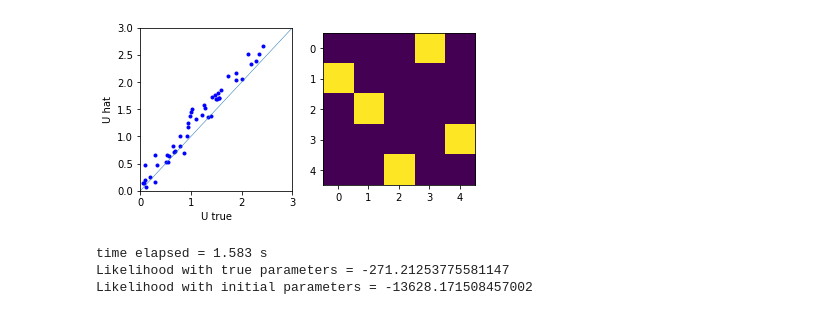
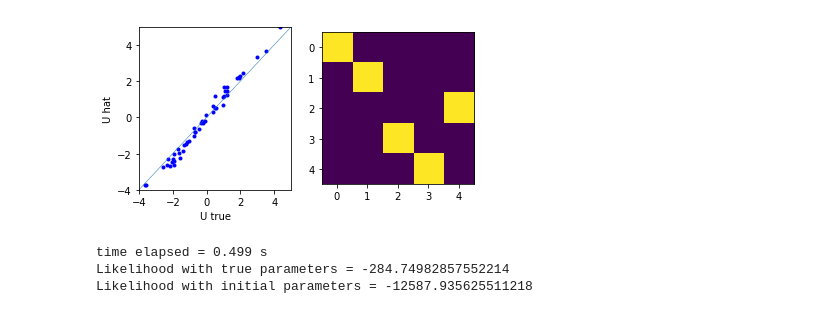
Before and after one commit to XaqLab/InferringInference, a Jupyter notebook: notebooks/PF-experiments.ipynb, the cells around one changed output. Drawn from its saved outputs; the diff is of its cells as text; code cells hidden in the pictures.

```diff
--- a/notebooks/PF-experiments.ipynb
+++ b/notebooks/PF-experiments.ipynb
@@ -14,8 +14,8 @@ Nr = 10   # No. of neurons
 Ny = 6
 
 # Noise covariances
-q_process = 1e-5
-q_obs     = 0.04
+q_process = 1e-6
+q_obs     = 0.05
 Q_process = q_process*np.eye(Ns)    # process noise
 Q_obs     = q_obs*np.eye(Nr)        # use zero noise in train inputs to RNN
 
@@ -35,7 +35,7 @@ ground truth TAP model parameters
 lam = np.array([0.25])  # low pass filtering constant for the TAP dynamics
 G   = np.array([0,2,0,0,0,0,0,0,0,0,4,-4,0,-8,8,0,0,0]) # message passing parameters of the TAP equation
 J   = 2*Create_J(Ns, sparsity_J, Jtype, self_coupling_on) # Coupling matrix
-U   = 3*np.random.rand(Nr,Ns) # embedding matrix
+U   = 2*np.random.randn(Nr,Ns) # embedding matrix
 
 if Ns <= Ny:
     V = np.linalg.svd(np.random.randn(Ns,Ny), full_matrices=False)[2]
@@ -49,7 +49,7 @@ theta = np.concatenate([lam, G, JMatToVec(J), U.flatten('F'), V.flatten('F') ])
 Generate measurements
 """
 
-B, T, T_clip  = 100, 50, 0
+B, T, T_clip  = 200, 50, 0
 T_low, T_high = 2, 5
 x, y = generate_trainingdata_numpy(theta, params, B, T, T_clip, T_low, T_high)[0:2]
 
@@ -63,49 +63,52 @@ r_brain   = r + np.sqrt(q_obs)*np.random.randn(r.shape[0], T, B)
 # %%
 """
 Use ICA to get initial estimate of the embedding
 """
-# filter measurements before applying ICA
-r_ = signal.filtfilt(smoothing_filter,1,r_brain,axis=1)
+# # filter measurements before applying ICA
+# r_ = signal.filtfilt(smoothing_filter,1,r_brain,axis=1)
 
-U_hat = UhatICA(np.reshape(r_,[Nr,T*B],order='F').T, Ns)[0]
-del r_
+# U_hat = UhatICA(np.reshape(r_,[Nr,T*B],order='F').T, Ns)[0]
+# del r_
 
-# U_hat = UhatICA(np.reshape(r_brain,[Nr,T*B],order='F').T, Ns)[0]
+U_hat = UhatICA(np.reshape(r_brain,[Nr,T*B],order='F').T, Ns)[0]
 
 # Estimate the permutation matrix P (need this to resolve permutation ambiguity of ICA)
 PermMat = EstimatePermutation_ICA(U,U_hat)
+
+
+"""
+Initialize the rest of the parameters
+"""
+# PermMat = np.eye(Ns)
+# U_hat    = U + 1*np.random.randn(Nr,Ns)
+G_hat    = np.zeros([18])
+J_hat    = Create_J(Ns, params['sparsity_J'], params['Jtype'], params['self_coupling_on'])
+if Ns <= Ny:
+    V_hat = np.linalg.svd(np.random.randn(Ns,Ny), full_matrices=False)[2]
+else:
+    V_hat = np.linalg.svd(np.random.randn(Ns,Ny), full_matrices=False)[0]
+
+
+
+G_init   = np.copy(G_hat)
+J_init   = np.copy(J_hat)
+U_init   = np.copy(U_hat)
+V_init   = np.copy(V_hat)
+PermMat_init = np.copy(PermMat)
 
 # Plot estimate of embedding and permutation matrix
 umax = np.ceil(np.max(U))
 umin = np.floor(np.min(U))
 
 fig, ax = plt.subplots(1,2,figsize=(6,3))
 ax[0].plot(U.flatten(),np.dot(U_hat,PermMat).flatten(),'b.')
 ax[0].plot([umin,umax],[umin,umax],Linewidth=0.5)
 ax[0].axis([umin,umax,umin,umax])
 ax[0].set(xlabel='U true', ylabel='U hat')
 ax[1].imshow(PermMat)
 plt.show()
-
-
-
-"""
-Initialize the rest of the parameters
-"""
-# PermMat = np.eye(Ns)
-# U_hat    = U + 0.5*np.random.randn(Nr,Ns)
-G_hat    = np.zeros([18])
-J_hat    = Create_J(Ns, params['sparsity_J'], params['Jtype'], params['self_coupling_on'])
-V_hat    = np.linalg.svd(np.random.randn(Ns,Ny), full_matrices=False)[2]
-
-
-G_init   = np.copy(G_hat)
-J_init   = np.copy(J_hat)
-U_init   = np.copy(U_hat)
-V_init   = np.copy(V_hat)
-PermMat_init = np.copy(PermMat)
 # %% [output]
-[figure, old version]
+[figure, new version]
 # %%
 """
 Select only subset of data
@@ -151,7 +154,8 @@ Run PF with true values of parameters
 Np = 100 # No. of particles to use
 
 with torch.no_grad():
-    LL_tp, x_tp, P_tp, W_tp = particlefilter_torch(G, J, U, V, lam, r_brain, y, P_process, P_obs, Np)
+    # LL_tp, x_tp, P_tp, W_tp = particlefilter_torch(G, J, U, V, lam, r_brain, y, P_process, P_obs, Np)
+    LL_tp, x_tp, P_tp, W_tp = particlefilter_torch(G, J, U, V, lam, r_brain, y, Q_process, Q_obs, Np)
 
 r_tp = torch.matmul(U,x_tp[...,1:])
 
@@ -160,7 +164,8 @@ Run PF with initial values of parameters
 """
 t_st = time.time()
 with torch.no_grad():
-    LL_hat, x_hat, P_hat, W_hat = particlefilter_torch(G_hat, J_hat, U_hat, V_hat, lam, r_brain, y, P_process, P_obs, Np)
+    # LL_hat, x_hat, P_hat, W_hat = particlefilter_torch(G_hat, J_hat, U_hat, V_hat, lam, r_brain, y, P_process, P_obs, Np)
+    LL_hat, x_hat, P_hat, W_hat = particlefilter_torch(G_hat, J_hat, U_hat, V_hat, lam, r_brain, y, Q_process, Q_obs, Np)
 
 t_en = time.time()
 print('time elapsed =',np.round(1000*(t_en - t_st))/1000, 's')
@@ -170,9 +175,9 @@ print('Likelihood with initial parameters =', LL_hat.mean().data.numpy())
 x_init = x_hat*1.0
 r_init = torch.matmul(U_hat,x_hat[...,1:])
 # %% [output]
-time elapsed = 1.583 s
-Likelihood with true parameters = -271.21253775581147
-Likelihood with initial parameters = -13628.171508457002
+time elapsed = 0.499 s
+Likelihood with true parameters = -284.74982857552214
+Likelihood with initial parameters = -12587.935625511218
 # %%
 """
 Plot comparison of latent states decoded by the PF using initial value of parameters vs. ground truth
```
Also changed, not shown: parts of 7 cells of this notebook, 4 other files.
